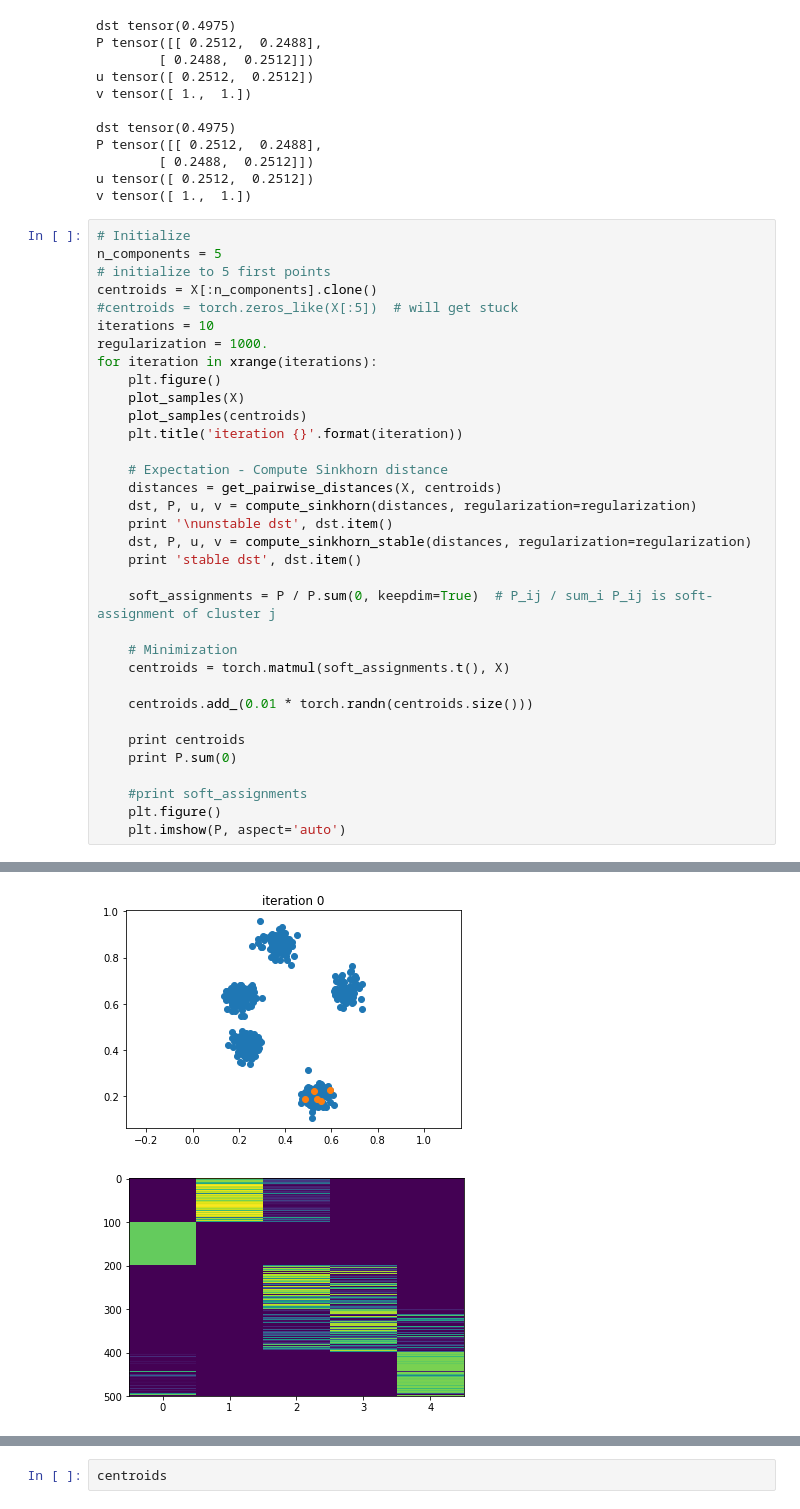
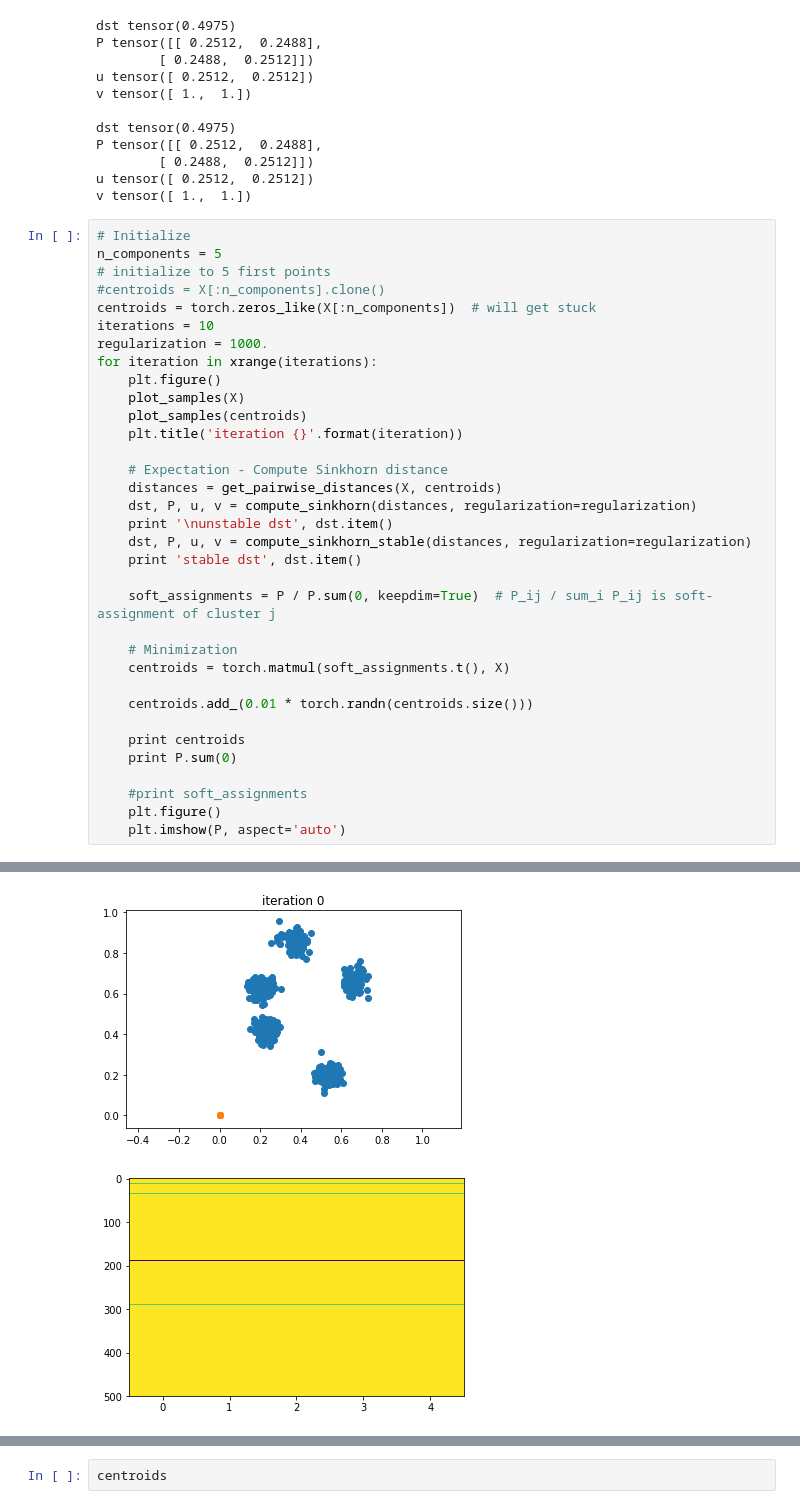
Before and after one commit to gabrielhuang/centroid-networks, a Jupyter notebook: scripts/cluster/clustering.ipynb, the cells around one changed output, grey strips where cells are left out. Drawn from its saved outputs; the diff is of its cells as text.

```diff
--- a/scripts/cluster/clustering.ipynb
+++ b/scripts/cluster/clustering.ipynb
@@ -204,8 +204,8 @@ v tensor([ 1.,  1.])
 # Initialize
 n_components = 5
 # initialize to 5 first points
-centroids = X[:n_components].clone()
-#centroids = torch.zeros_like(X[:5])  # will get stuck
+#centroids = X[:n_components].clone()
+centroids = torch.zeros_like(X[:n_components])  # will get stuck
 iterations = 10
 regularization = 1000.
 for iteration in xrange(iterations):
@@ -254,3 +254,3 @@ tensor([[ 0.6710,  0.6753],
 tensor([ 0.2000,  0.2000,  0.2000,  0.2000,  0.2000])
-[figure, old version]
+[figure, new version]
-[figure, old version]
+[figure, new version]
```
Also changed, not shown: parts of 2 cells of this notebook.
